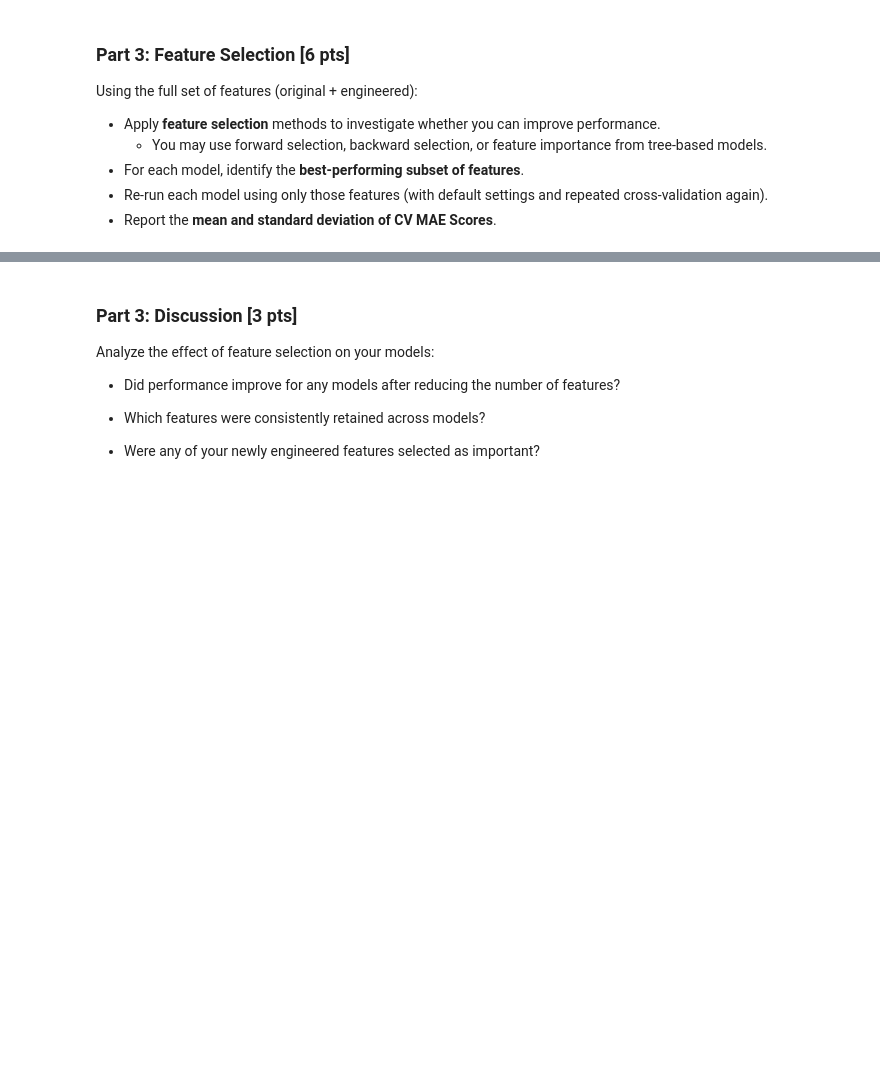
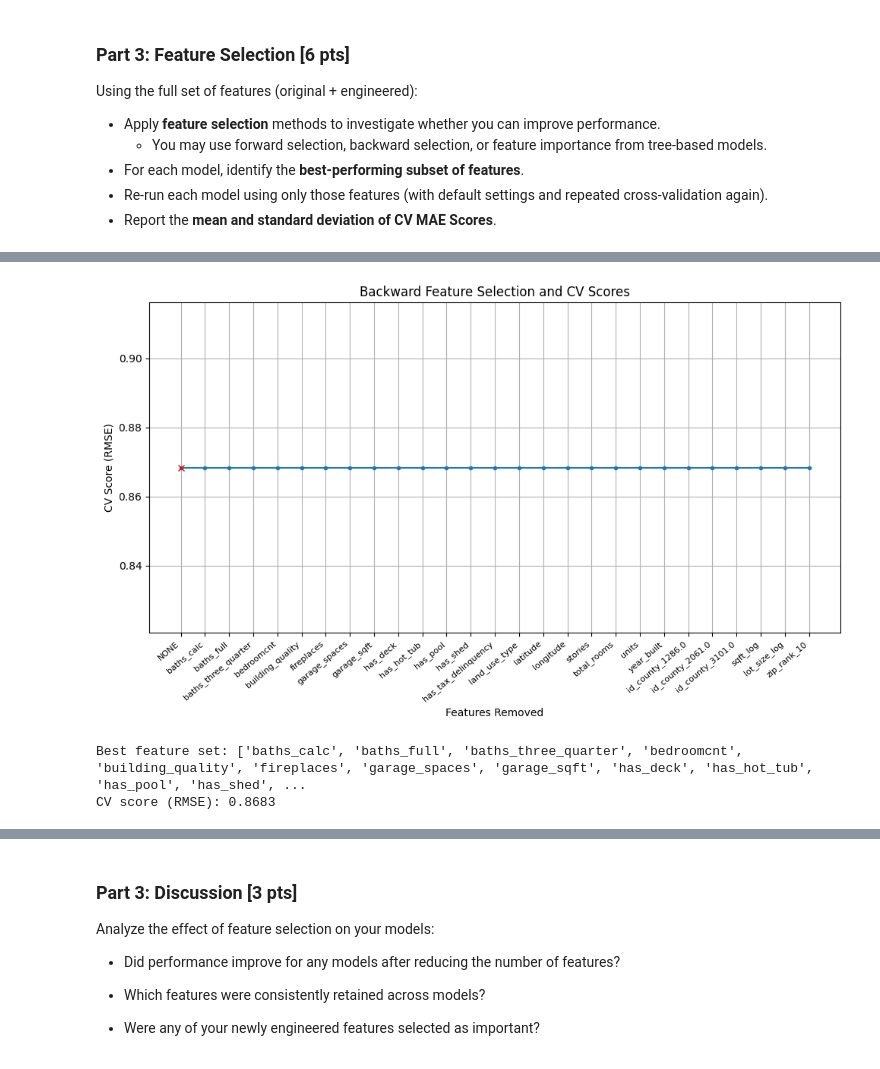
Before and after one commit to kumargaurav-bu-edu/bu_shared_projects, a Jupyter notebook: milestone_2/Milestone_02.ipynb, the cells around one changed output, grey strips where cells are left out. Saved outputs shown, nothing was run; the diff lists cells and outputs as text; code cells hidden in the pictures; blank space fills up the shorter version.

```diff
--- a/milestone_2/Milestone_02.ipynb
+++ b/milestone_2/Milestone_02.ipynb
@@ -112,3 +123,18 @@ df = pd.read_csv('zillow_cleaned.csv') # using latest csv
+# %%
+from sklearn.preprocessing import OneHotEncoder
+import pandas as pd
+
+ohe = OneHotEncoder(sparse_output=False, handle_unknown='ignore')
+
+encoded = ohe.fit_transform(df[['id_county']])
+
+encoded_df = pd.DataFrame(
+    encoded,
+    columns=ohe.get_feature_names_out(['id_county']),
+    index=df.index
+)
+
+df = pd.concat([df.drop(columns=['id_county']), encoded_df], axis=1)
 # %%
 # Check df:
 
@@ -309,6 +395,8 @@ city_tax_rank = pd.qcut(city_tax, q=10, labels=False) + 1
 
 X_train['city_rank_10'] = X_train['id_city'].map(city_tax_rank)
 X_train['city_rank_10'] = X_train['city_rank_10'].fillna(5)
+
+X_train = X_train.drop(columns=['zip_code','id_city'])
 # %%
 X_train_scaled = StandardScaler().fit_transform(X_train)
 
@@ -607,3 +738,35 @@ print(f"Best CV Score: {best_rmse:.8f}")
+# %%
+## Model A Backwards
+
+model = Lasso(random_state=random_seed)
+
+selected_features, best_scores, best_feature_set, best_score = (
+    backward_feature_selection(X_train_scaled_df, y_train, model, verbose=True)
+)
+
+best_scores_rmse_back = np.sqrt(best_scores)
+best_rmse_back = np.sqrt(best_score)
+
+plt.figure(figsize=(10, 6))
+plt.title('Backward Feature Selection and CV Scores')
+plt.plot(range(1, len(best_scores_rmse_back) + 1), best_scores_rmse_back, marker='.')
+index = np.argmin(best_scores_rmse_back)
+plt.plot([index + 1], best_scores_rmse_back[index], marker='x', color='red')
+plt.xticks(range(1, len(selected_features) + 1), selected_features, rotation=40, ha='right', fontsize=8)
+plt.xlabel('Features Removed')
+plt.ylabel('CV Score (RMSE)')
+plt.grid()
+plt.tight_layout()
+plt.show()
+
+# Print minimum cv score
+
+print("Best feature set:", best_feature_set)
+print("CV score (RMSE):",np.around(best_rmse_back,4))
+# %% [output]
+[figure, added]
+Best feature set: ['baths_calc', 'baths_full', 'baths_three_quarter', 'bedroomcnt', 'building_quality', 'fireplaces', 'garage_spaces', 'garage_sqft', 'has_deck', 'has_hot_tub', 'has_pool', 'has_shed', ...
+CV score (RMSE): 0.8683
 # %%
 ## Model B Forwards
 
```
Also changed, not shown: parts of 24 cells of this notebook.
